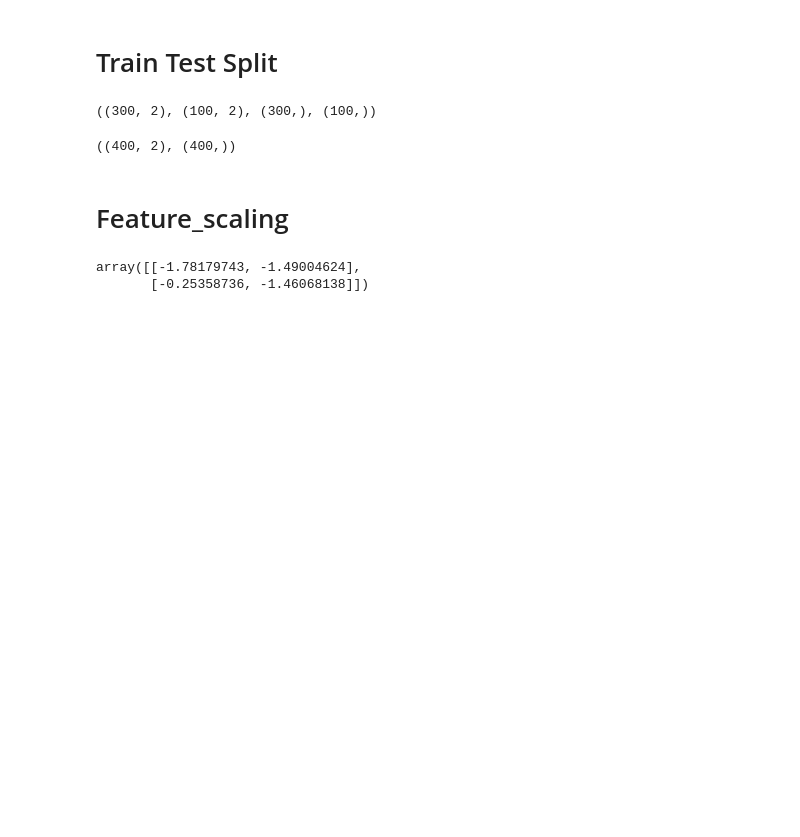
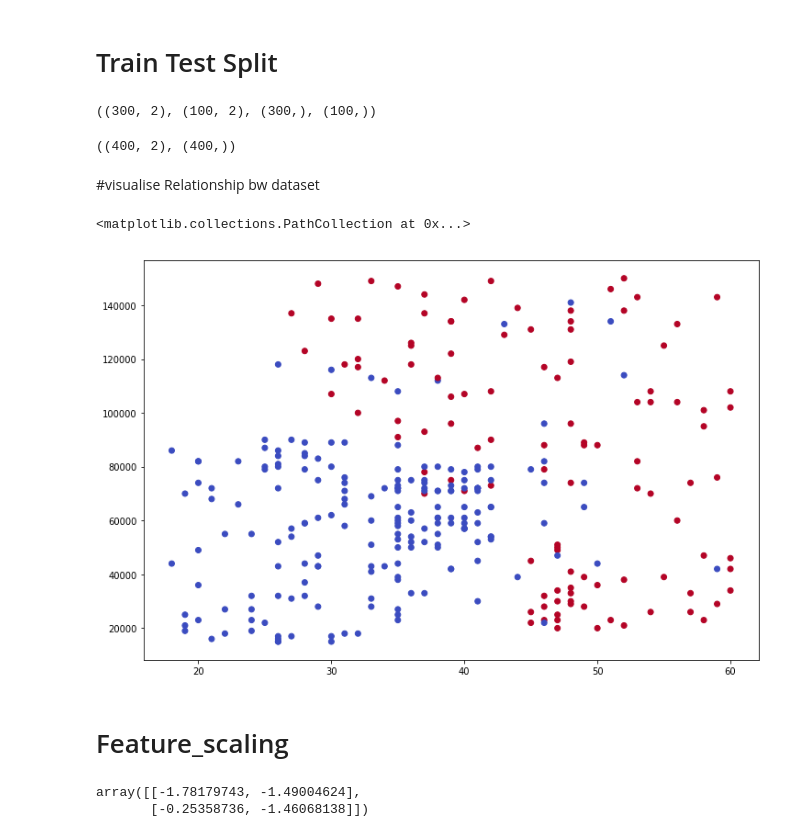
Before and after one commit to noushadkhan01/ML-and-DL-by-SuperDataScience, a Jupyter notebook: Machine-Learning/Part 3 - Classification/All_Classification_algorithms_on_Advertising_Data.ipynb, the cells around one changed output. Drawn from its saved outputs; the diff is of its cells as text; code cells hidden in the pictures; blank space fills up the shorter version.

```diff
--- a/Machine-Learning/Part 3 - Classification/All_Classification_algorithms_on_Advertising_Data.ipynb
+++ b/Machine-Learning/Part 3 - Classification/All_Classification_algorithms_on_Advertising_Data.ipynb
@@ -57,6 +57,14 @@ X_train.shape, X_test.shape, y_train.shape, y_test.shape
 X.shape, y.shape
 # %% [output]
 ((400, 2), (400,))
+# %% [markdown]
+#visualise Relationship bw dataset
+# %%
+plt.figure(figsize = (12, 8))
+plt.scatter(X_train.iloc[:, 0], X_train.iloc[:, 1], c = y_train, cmap = 'coolwarm')
+# %% [output]
+<matplotlib.collections.PathCollection at 0x...>
+[figure, added]
 # %% [markdown]
 # Feature_scaling
 # %%
```
